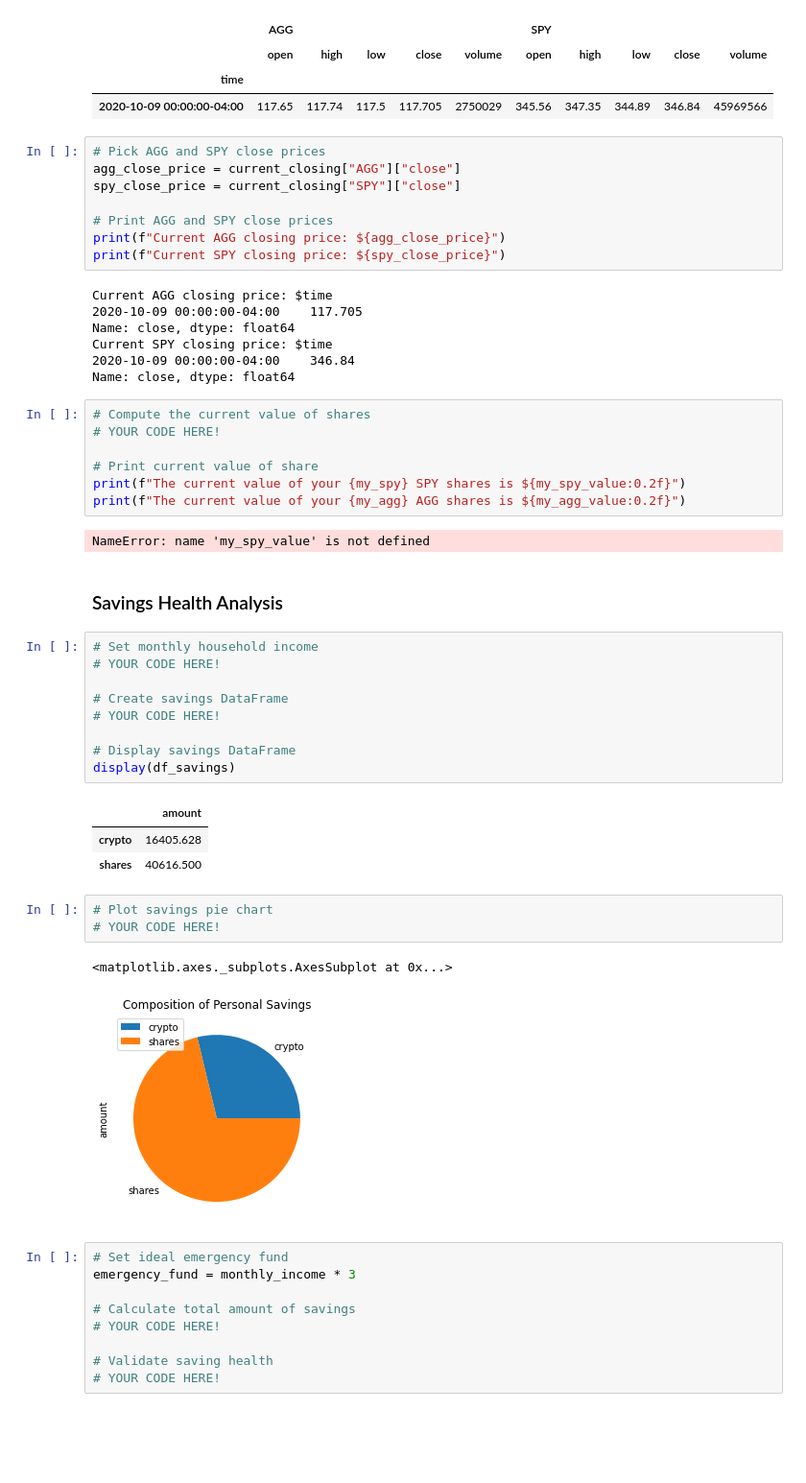
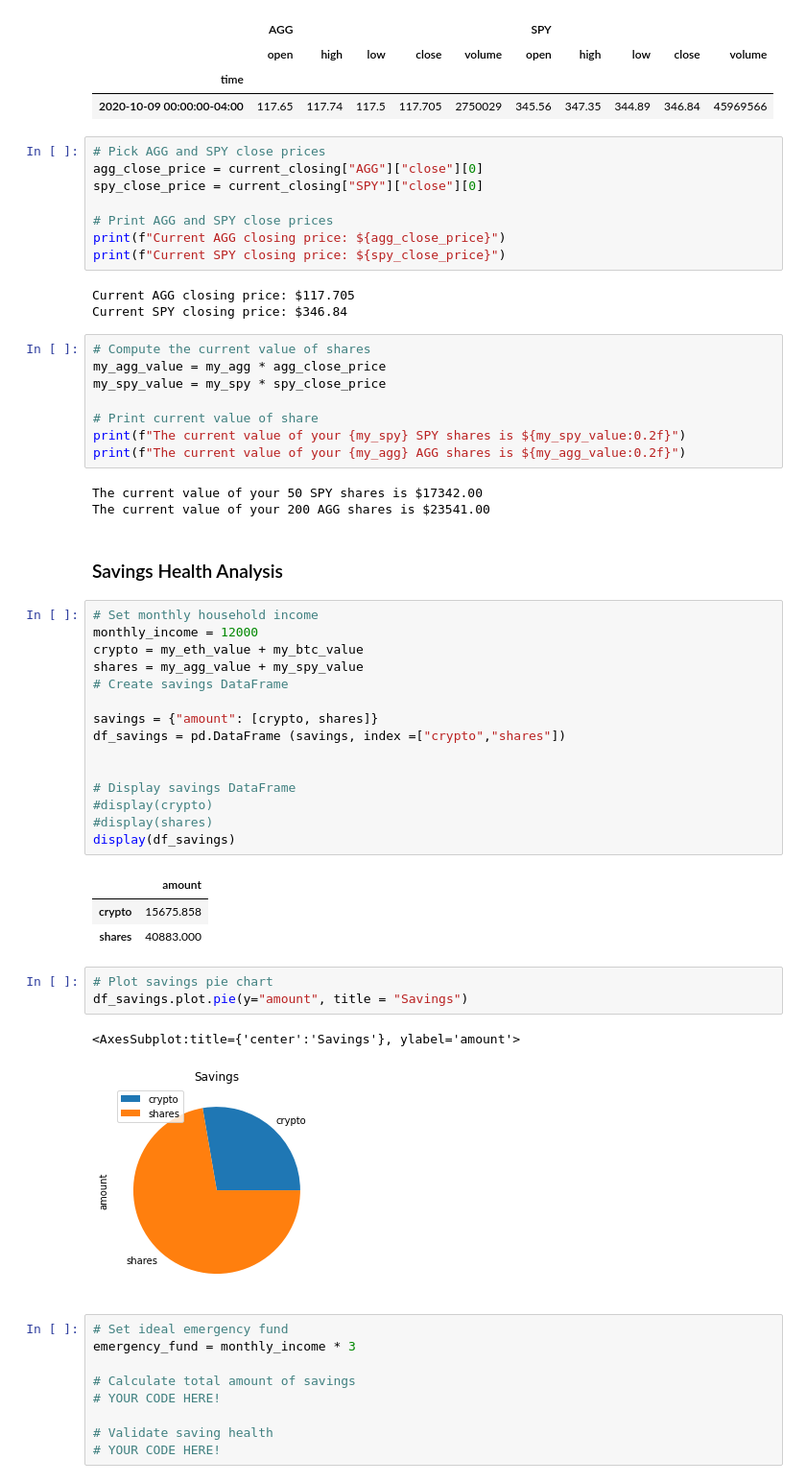
Before and after one commit to Laanu/FinTech_Homeworks, a Jupyter notebook: 05-APIs/Instructions/Starter_Code/financial-planner.ipynb, the cells around one changed output. Shown: that part at 96% size. Cells and saved outputs as stored; diff of their text form; blank space fills up the shorter version.

```diff
--- a/05-APIs/Instructions/Starter_Code/financial-planner.ipynb
+++ b/05-APIs/Instructions/Starter_Code/financial-planner.ipynb
@@ -88,49 +88,53 @@ current_closing
 | 2020-10-09 00:00:00-04:00 | 117.65 | 117.74 | 117.5 | 117.705 | 2750029 | 345.56 | 347.35 | 344.89 | 346.84 | 45969566 |
 # %%
 # Pick AGG and SPY close prices
-agg_close_price = current_closing["AGG"]["close"]
-spy_close_price = current_closing["SPY"]["close"]
+agg_close_price = current_closing["AGG"]["close"][0]
+spy_close_price = current_closing["SPY"]["close"][0]
 
 # Print AGG and SPY close prices
 print(f"Current AGG closing price: ${agg_close_price}")
 print(f"Current SPY closing price: ${spy_close_price}")
 # %% [output]
-Current AGG closing price: $time
-2020-10-09 00:00:00-04:00    117.705
-Name: close, dtype: float64
-Current SPY closing price: $time
-2020-10-09 00:00:00-04:00    346.84
-Name: close, dtype: float64
+Current AGG closing price: $117.705
+Current SPY closing price: $346.84
 # %%
 # Compute the current value of shares
-# YOUR CODE HERE!
+my_agg_value = my_agg * agg_close_price
+my_spy_value = my_spy * spy_close_price
 
 # Print current value of share
 print(f"The current value of your {my_spy} SPY shares is ${my_spy_value:0.2f}")
 print(f"The current value of your {my_agg} AGG shares is ${my_agg_value:0.2f}")
 # %% [output]
-NameError: name 'my_spy_value' is not defined
+The current value of your 50 SPY shares is $17342.00
+The current value of your 200 AGG shares is $23541.00
 # %% [markdown]
 ### Savings Health Analysis
 # %%
 # Set monthly household income
-# YOUR CODE HERE!
+monthly_income = 12000
+crypto = my_eth_value + my_btc_value
+shares = my_agg_value + my_spy_value
+# Create savings DataFrame
 
-# Create savings DataFrame
-# YOUR CODE HERE!
+savings = {"amount": [crypto, shares]}
+df_savings = pd.DataFrame (savings, index =["crypto","shares"])
+
 
 # Display savings DataFrame
+#display(crypto)
+#display(shares)
 display(df_savings)
 # %% [output]
 |  | amount |
-| crypto | 16405.628 |
-| shares | 40616.500 |
+| crypto | 15675.858 |
+| shares | 40883.000 |
 # %%
 # Plot savings pie chart
-# YOUR CODE HERE!
+df_savings.plot.pie(y="amount", title = "Savings")
 # %% [output]
-<matplotlib.axes._subplots.AxesSubplot at 0x...>
+<AxesSubplot:title={'center':'Savings'}, ylabel='amount'>
-[figure, old version]
+[figure, new version]
 # %%
 # Set ideal emergency fund
 emergency_fund = monthly_income * 3
```
